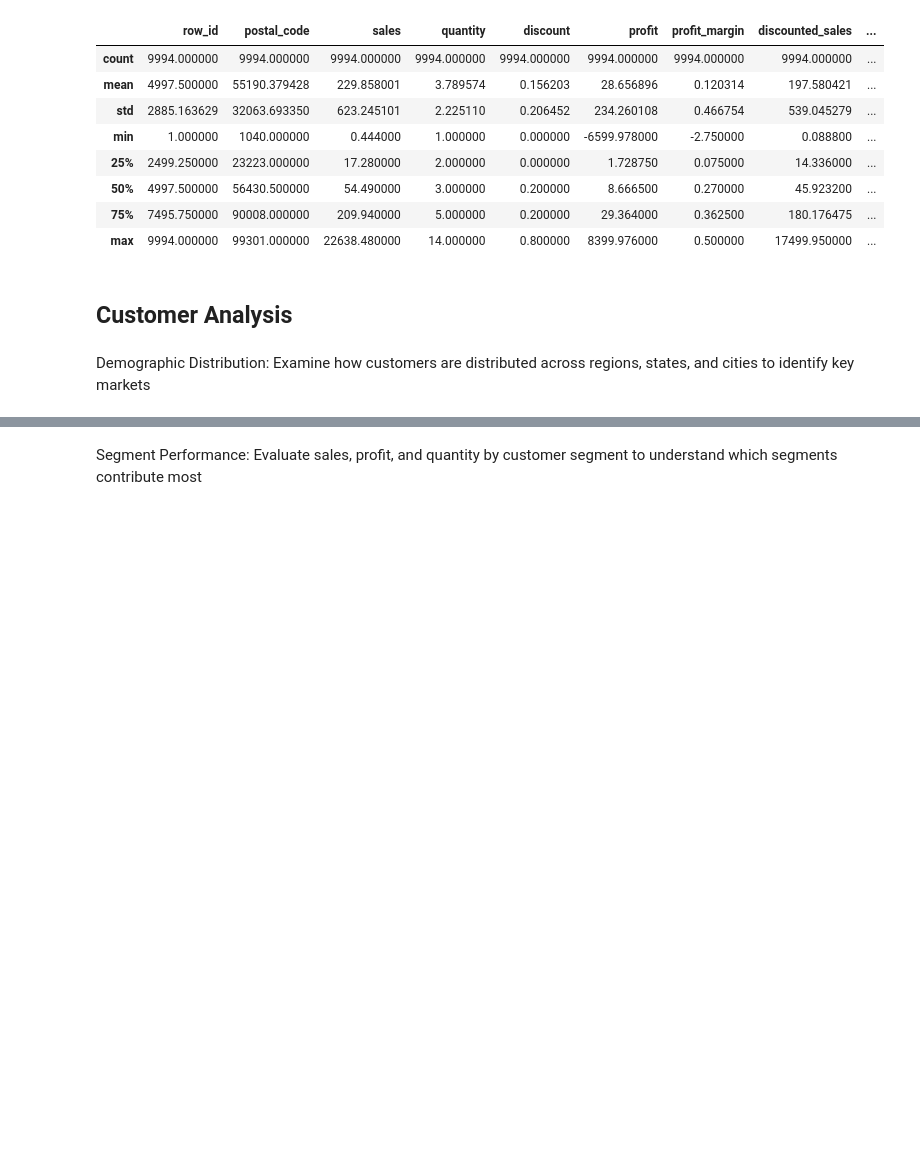
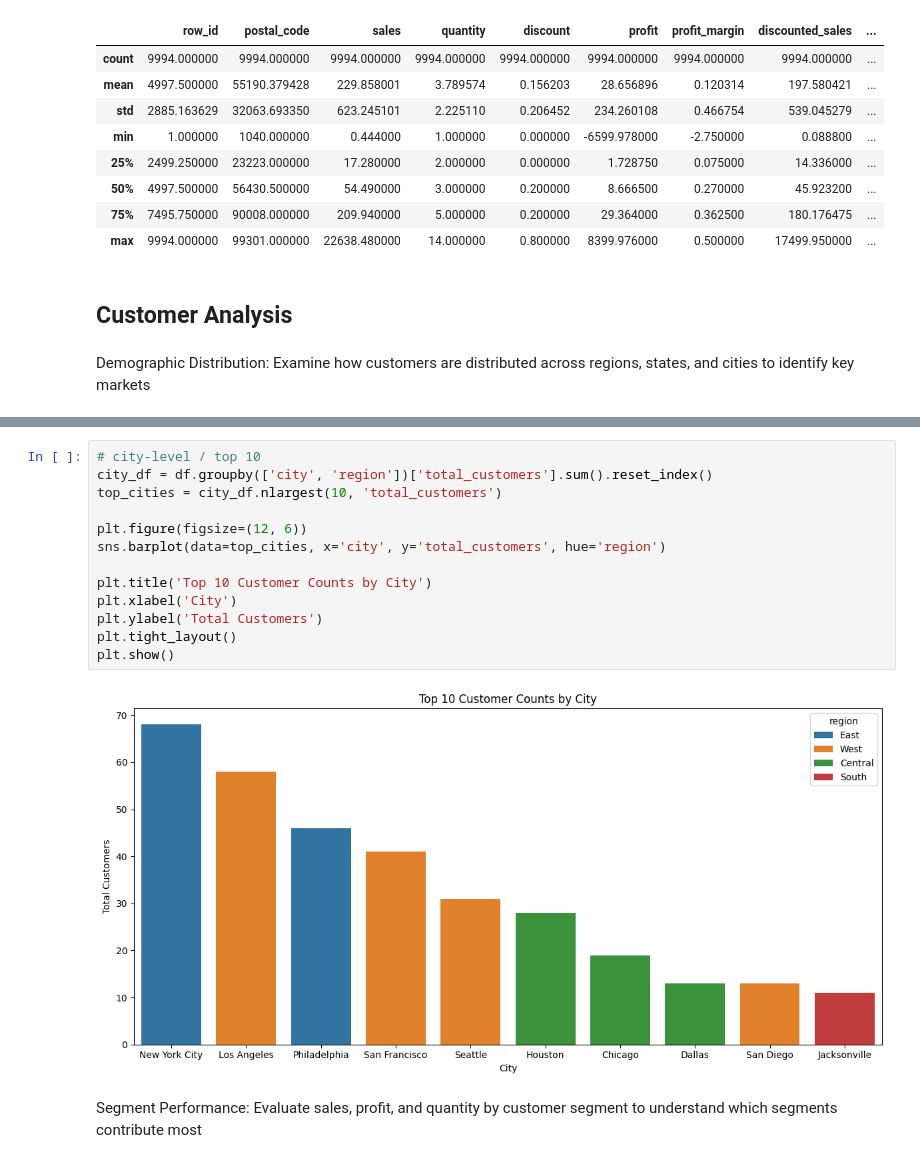
Before and after one commit to markcelemen/sales-performance-dashboard, a Jupyter notebook: eda.ipynb, the cells around one changed output, grey strips where cells are left out. Drawn from its saved outputs; the diff is of its cells as text; blank space fills up the shorter version.

```diff
--- a/eda.ipynb
+++ b/eda.ipynb
@@ -69,2 +117,17 @@ Demographic Distribution: Examine how customers are distributed across regions,
+# %%
+# city-level / top 10
+city_df = df.groupby(['city', 'region'])['total_customers'].sum().reset_index()
+top_cities = city_df.nlargest(10, 'total_customers')
+
+plt.figure(figsize=(12, 6))
+sns.barplot(data=top_cities, x='city', y='total_customers', hue='region')
+
+plt.title('Top 10 Customer Counts by City')
+plt.xlabel('City')
+plt.ylabel('Total Customers')
+plt.tight_layout()
+plt.show()
+# %% [output]
+[figure, added]
 # %% [markdown]
 Segment Performance: Evaluate sales, profit, and quantity by customer segment to understand which segments contribute most
```
Also changed, not shown: parts of 16 cells of this notebook.
